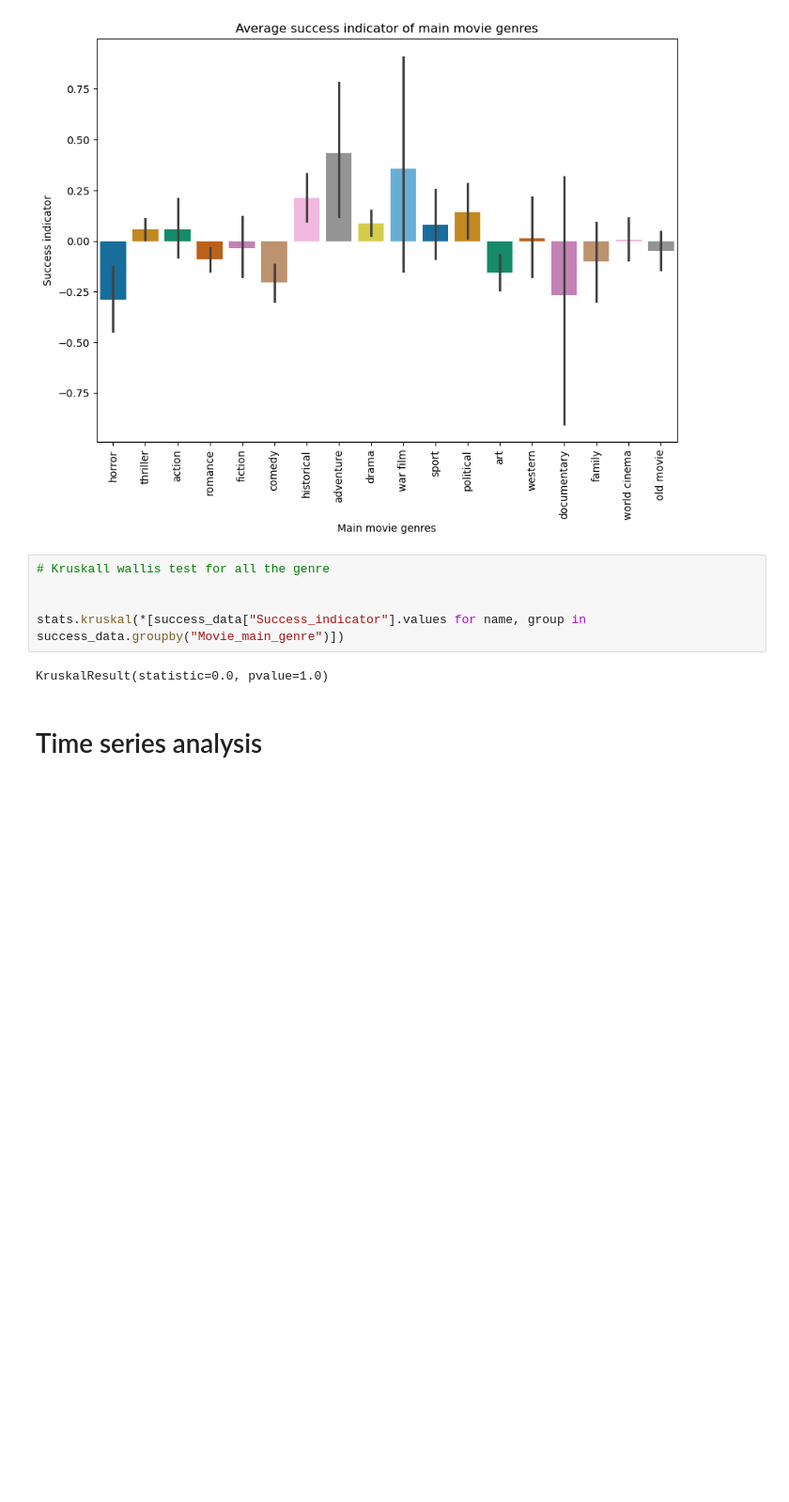
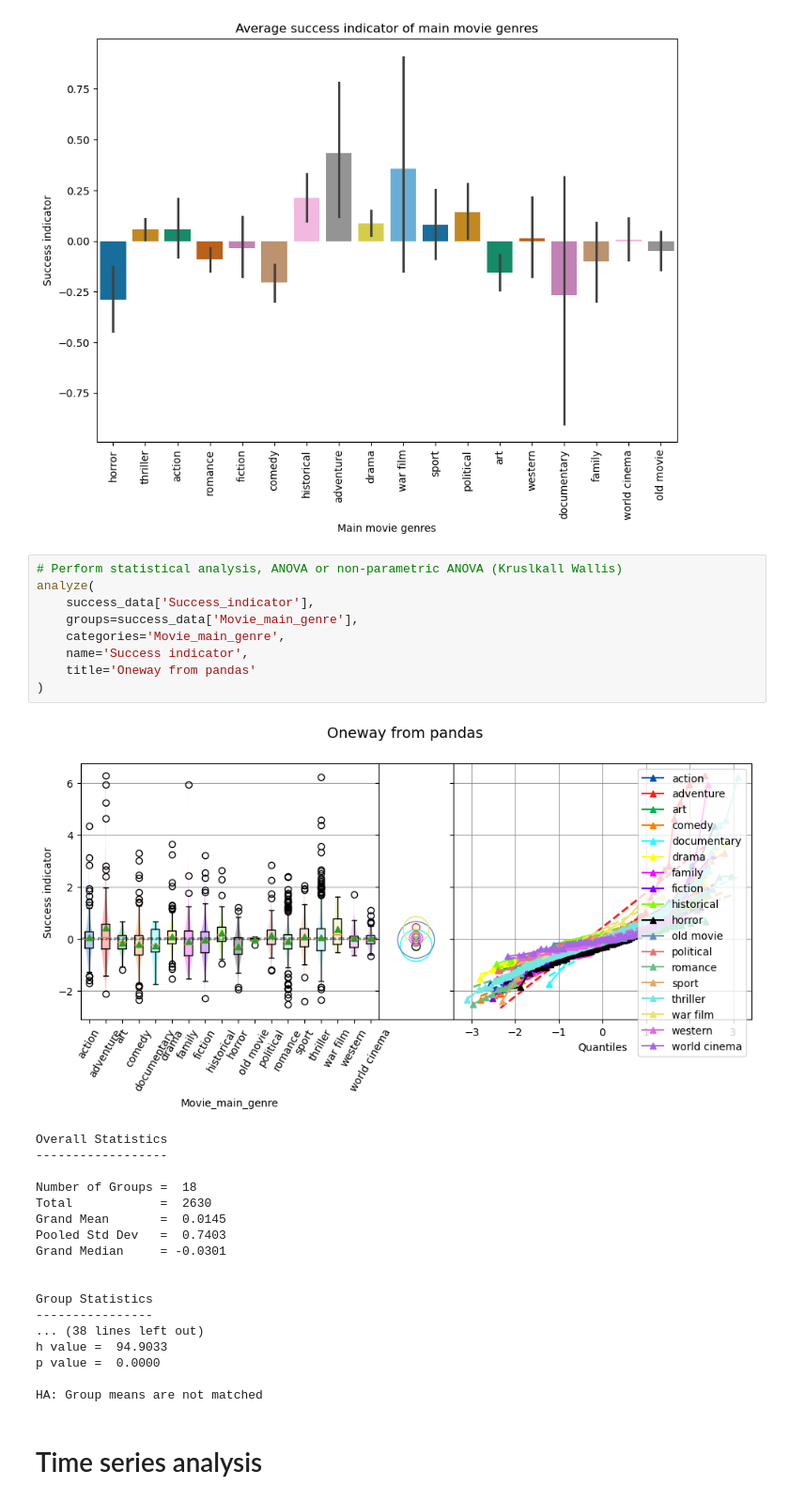
Before and after one commit to epfl-ada/ada-2023-project-randada, a Jupyter notebook: Milestone-3-draft.ipynb, the cells around one changed output. Shown at 94% size. Drawn from its saved outputs; the diff is of its cells as text; blank space fills up the shorter version.

```diff
--- a/Milestone-3-draft.ipynb
+++ b/Milestone-3-draft.ipynb
@@ -778,13 +780,34 @@ Passing `palette` without assigning `hue` is deprecated and will be removed in v
  Text(0, 0.5, 'Success indicator'),
  Text(0.5, 1.0, 'Average success indicator of main movie genres')]
 [figure]
-# %%
-# Kruskall wallis test for all the genre
-
-
-stats.kruskal(*[success_data["Success_indicator"].values for name, group in success_data.groupby("Movie_main_genre")])
-# %% [output]
-KruskalResult(statistic=0.0, pvalue=1.0)
+# %%
+# Perform statistical analysis, ANOVA or non-parametric ANOVA (Kruslkall Wallis)
+analyze(
+    success_data['Success_indicator'],
+    groups=success_data['Movie_main_genre'],
+    categories='Movie_main_genre',
+    name='Success indicator',
+    title='Oneway from pandas'
+)
+# %% [output]
+[figure, added]
+Overall Statistics
+------------------
+
+Number of Groups =  18
+Total            =  2630
+Grand Mean       =  0.0145
+Pooled Std Dev   =  0.7403
+Grand Median     = -0.0301
+
+
+Group Statistics
+----------------
+... (38 lines left out)
+h value =  94.9033
+p value =  0.0000
+
+HA: Group means are not matched
 # %% [markdown]
 # Time series analysis
 # %% [markdown]
```
Also changed, not shown: parts of 1 cell of this notebook.
